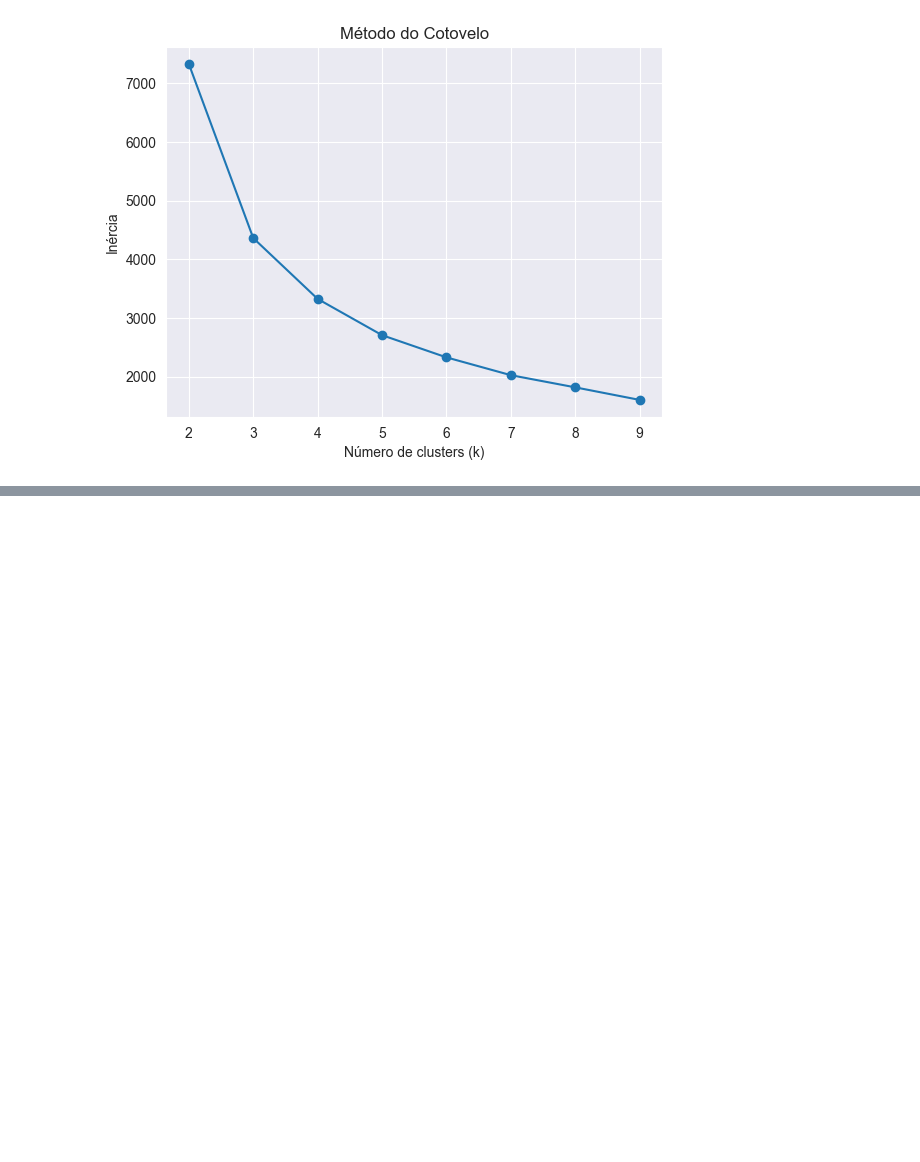
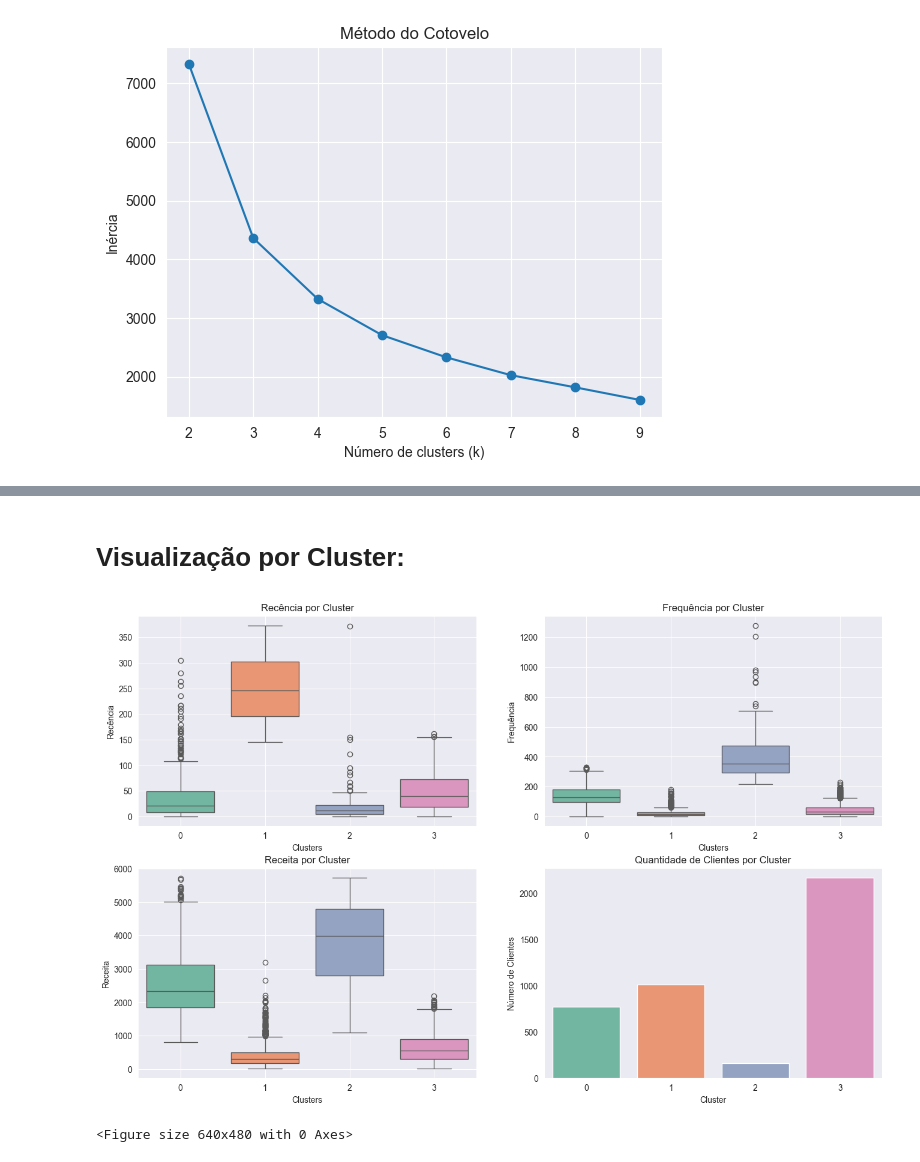
Before and after one commit to PhysicTeacherCode/Pricing-Customer-and-Recommendation, a Jupyter notebook: notebooks/5_customer_classification.ipynb, the cells around one changed output, grey strips where cells are left out. Drawn from its saved outputs; the diff is of its cells as text; code cells hidden in the pictures; blank space fills up the shorter version.

```diff
--- a/notebooks/5_customer_classification.ipynb
+++ b/notebooks/5_customer_classification.ipynb
@@ -174,0 +175,3 @@ A partir de 3 clusters, o valor da inércia começa a diminuir de forma mais sua
+# %%
+kmeans = KMeans(n_clusters=4, random_state=42)
+kmeans.fit(RFM_scaled)
@@ -174,0 +180,3 @@ A partir de 3 clusters, o valor da inércia começa a diminuir de forma mais sua
+# %%
+RFM["clusters"] = kmeans.labels_
+RFM.head()
@@ -174,0 +190,45 @@ A partir de 3 clusters, o valor da inércia começa a diminuir de forma mais sua
+# %% [markdown]
+# Visualização por Cluster:
+# %%
+fig, axes = plt.subplots(2,2, figsize=(16, 10))
+axes = axes.flatten()  # transforma em lista 1D
+
+feature = {"recency":"Recência","frequency":"Frequência","monetary":"Receita"}
+
+for ax, (y, y_) in zip(axes, feature.items()):
+
+
+    sns.boxplot(
+        x='clusters',
+        y=y,
+        data=RFM,
+        ax=ax,
+        hue='clusters',
+        legend=False,
+        palette="Set2"
+    )
+
+    ax.set_title(f"{y_} por Cluster")
+    ax.set_ylabel(y_)
+    ax.set_xlabel("Clusters")
+    ax.grid(True)
+
+sns.countplot(
+    data=RFM,
+    x="clusters",
+    hue="clusters",
+    legend=False,
+    palette="Set2"
+)
+
+plt.title("Quantidade de Clientes por Cluster")
+plt.xlabel("Cluster")
+plt.ylabel("Número de Clientes")
+plt.grid(axis="y")
+plt.show()
+
+plt.tight_layout()
+plt.show()
+# %% [output]
+[figure, added]
+<Figure size 640x480 with 0 Axes>
```
Also changed, not shown: parts of 5 cells of this notebook.
